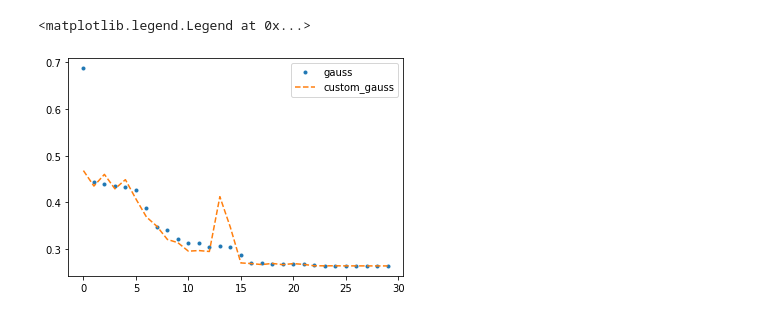
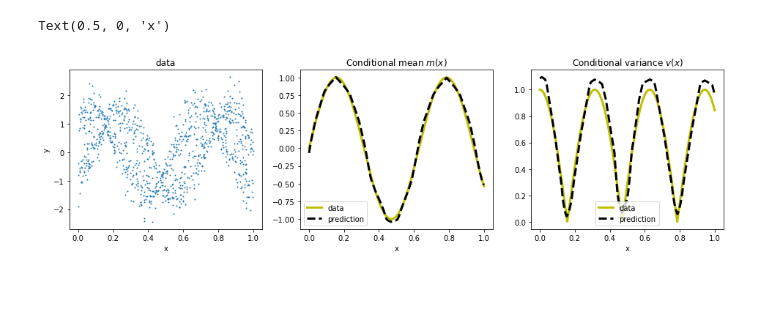
Before and after one commit to Pperezhogin/pyqg_experiments_Ross, a Jupyter notebook: pyqg_subgrid_experiments/GaussianLoss_1D.ipynb, the cells around one changed output. Cells and saved outputs as stored; diff of their text form; code cells hidden in the pictures; blank space fills up the shorter version.

```diff
--- a/pyqg_subgrid_experiments/GaussianLoss_1D.ipynb
+++ b/pyqg_subgrid_experiments/GaussianLoss_1D.ipynb
@@ -291,7 +294,23 @@ Text(0.5, 1.0, 'distribution of model')
-# %%
-plt.plot(pnet.loss_history['gauss'],'.')
-plt.plot(pnet.loss_history['custom_gauss'],'--')
-plt.legend(['gauss', 'custom_gauss'])
-# %% [output]
-<matplotlib.legend.Legend at 0x...>
-[figure, removed]
+# %%
+plt.figure(figsize=(16,4))
+plt.subplot(131)
+y = generate_data(x,par)
+plt.plot(x,y,'.',markersize=2)
+plt.xlabel('x')
+plt.ylabel('y')
+plt.title('data')
+plt.subplot(132)
+plt.plot(x,mean_curve(x),'y-', linewidth=3)
+plt.plot(x,pnet.mean_curve(x),'k--',linewidth=3)
+plt.legend(['data', 'prediction'])
+plt.xlabel('x')
+plt.title(r'Conditional mean $m(x)$')
+plt.subplot(133)
+plt.plot(x,var_curve(x,par),'y-', linewidth=3)
+plt.plot(x,pnet.var_curve(x),'k--',linewidth=3)
+plt.legend(['data', 'prediction'])
+plt.title(r'Conditional variance $v(x)$')
+plt.xlabel('x')
+# %% [output]
+Text(0.5, 0, 'x')
+[figure, added]
```
Also changed, not shown: parts of 26 cells of this notebook, 3 other files.
